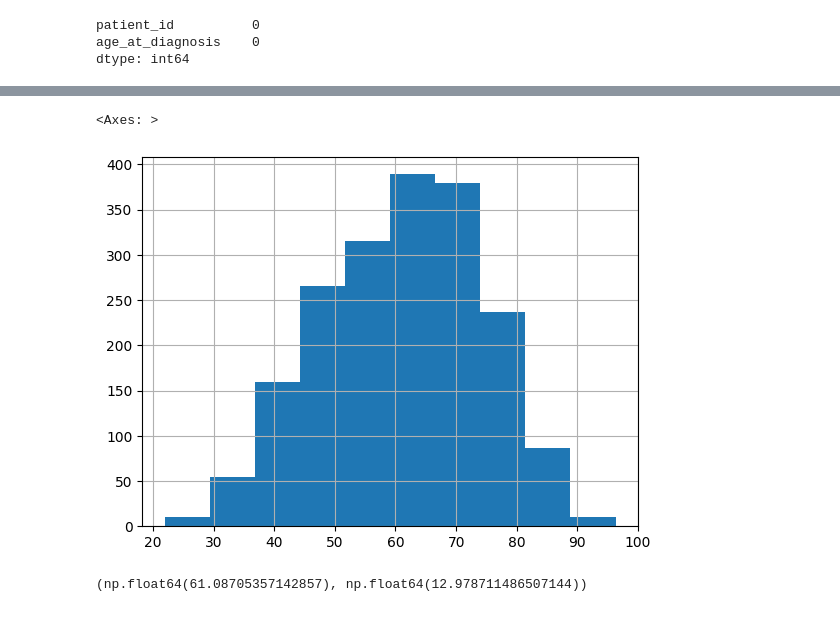
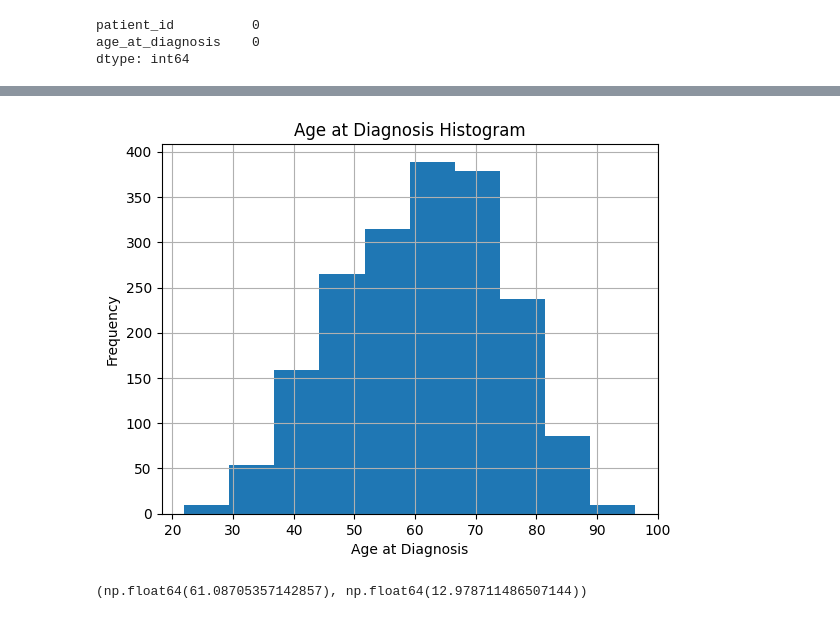
Before and after one commit to amr-salah92/Breast-Cancer-Gene-Expression-by-age-Analysis, a Jupyter notebook: breast cancer gene expresion.ipynb, the cells around one changed output, grey strips where cells are left out. Saved outputs shown, nothing was run; the diff lists cells and outputs as text; code cells hidden in the pictures.

```diff
--- a/breast cancer gene expresion.ipynb
+++ b/breast cancer gene expresion.ipynb
@@ -82,8 +82,12 @@ samp
-# %%
-data["age_at_diagnosis"].hist()
-# %% [output]
-<Axes: >
-[figure, removed]
+# %%
+plt.figure()
+data["age_at_diagnosis"].hist()
+plt.title("Age at Diagnosis Histogram")
+plt.xlabel("Age at Diagnosis")
+plt.ylabel("Frequency")
+plt.savefig("age_at_diagnosis_histogram.png")
+# %% [output]
+[figure, added]
 # %%
 pop_mean = data["age_at_diagnosis"].mean()
 pop_std = data["age_at_diagnosis"].std()
```
Also changed, not shown: parts of 9 cells of this notebook.
